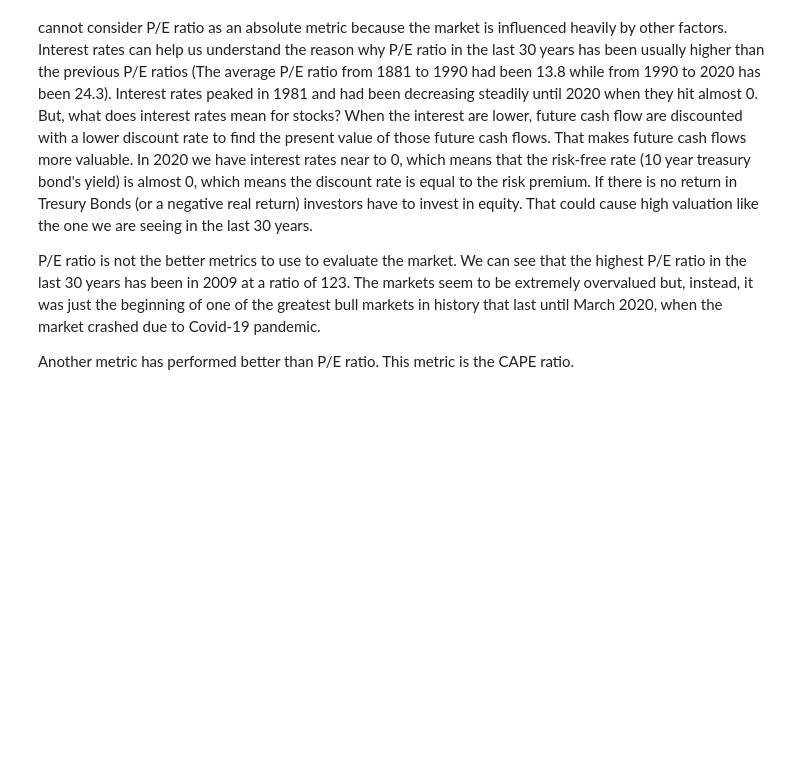
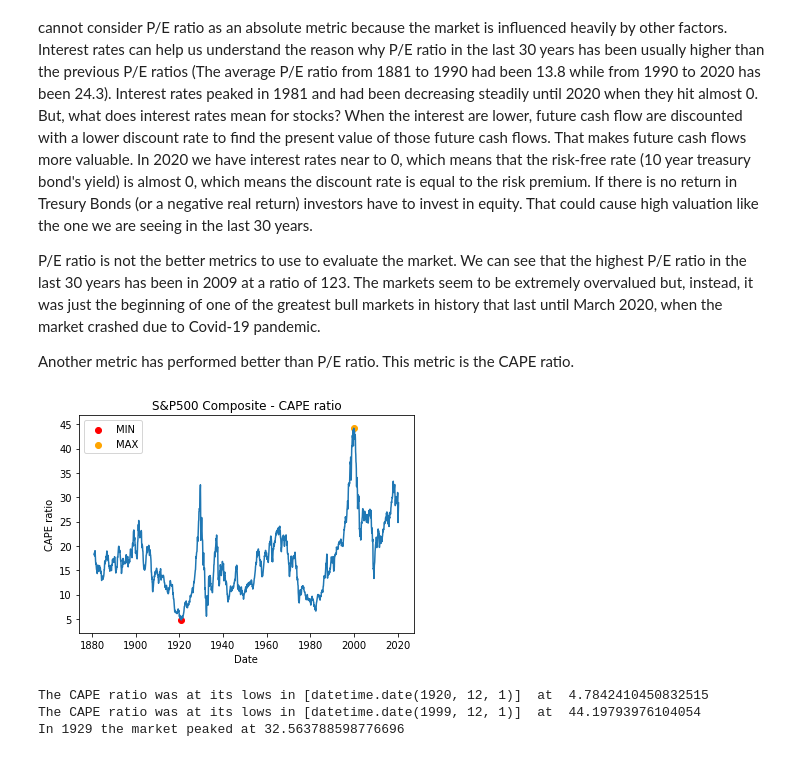
Before and after one commit to emanuelecora/P-E-and-Stock-Market-Return, a Jupyter notebook: Notebook.ipynb, the cells around one changed output. Cells and saved outputs as stored; diff of their text form; code cells hidden in the pictures; blank space fills up the shorter version.

```diff
--- a/Notebook.ipynb
+++ b/Notebook.ipynb
@@ -119,0 +127,25 @@ plt.show()
+# %%
+fig, ax = plt.subplots()
+
+min_ = df["CAPE ratio"].min()
+date_min = df.index.date[df["CAPE ratio"] == min_]
+max_ = df["CAPE ratio"].max()
+date_max = df.index.date[df["CAPE ratio"] == max_]
+crash_29_max = df["CAPE ratio"].where((df.index.year == 1929)).max()
+
+ax.plot(df["CAPE ratio"])
+ax.scatter(date_min, min_, color="red", label="MIN")
+ax.scatter(date_max, max_, color="orange", label="MAX")
+plt.title("S&P500 Composite - CAPE ratio")
+plt.xlabel("Date")
+plt.ylabel("CAPE ratio")
+ax.legend()
+plt.show()
+print("The CAPE ratio was at its lows in", date_min, " at ", min_)
+print("The CAPE ratio was at its lows in", date_max, " at ", max_)
+print("In 1929 the market peaked at", crash_29_max)
+# %% [output]
+[figure, added]
+The CAPE ratio was at its lows in [datetime.date(1920, 12, 1)]  at  4.7842410450832515
+The CAPE ratio was at its lows in [datetime.date(1999, 12, 1)]  at  44.19793976104054
+In 1929 the market peaked at 32.563788598776696
```
Also changed, not shown: parts of 11 cells of this notebook.
